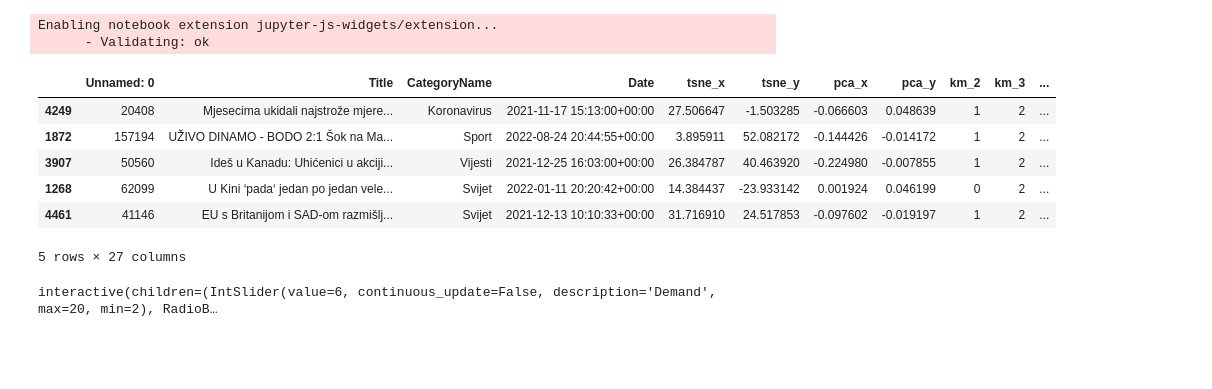
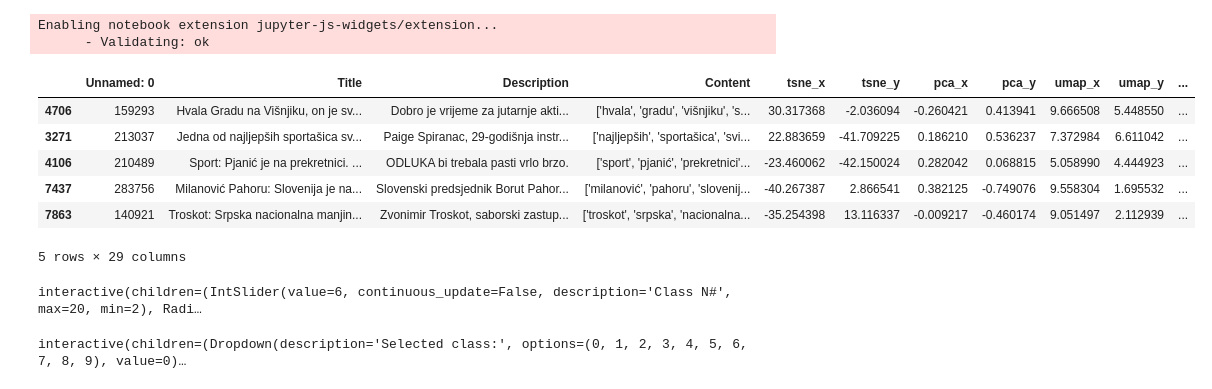
Before and after one commit to hellvetica42/VIZPOD, a Jupyter notebook: VIZPOD.ipynb, the cells around one changed output. Saved outputs shown, nothing was run; the diff lists cells and outputs as text; code cells hidden in the pictures; blank space fills up the shorter version.

```diff
--- a/VIZPOD.ipynb
+++ b/VIZPOD.ipynb
@@ -79,36 +95,89 @@ cf.go_offline()
 cf.set_config_file(offline=False, world_readable=True)
 # %%
 df = pd.read_csv("VIZPOD.csv")
-df = df.iloc[:5000] #number of points quickly slows down visualisation
+ #number of points quickly slows down visualisation
 for km in range(2,21):
     df[f'km_{km}'] = df[f'km_{km}'].astype(str)
 df.sample(5)
 # %% [output]
-|  | Unnamed: 0 | Title | CategoryName | Date | tsne_x | tsne_y | pca_x | pca_y | km_2 | km_3 | ... |
-| 4249 | 20408 | Mjesecima ukidali najstrože mjere... | Koronavirus | 2021-11-17 15:13:00+00:00 | 27.506647 | -1.503285 | -0.066603 | 0.048639 | 1 | 2 | ... |
-| 1872 | 157194 | UŽIVO DINAMO - BODO 2:1 Šok na Ma... | Sport | 2022-08-24 20:44:55+00:00 | 3.895911 | 52.082172 | -0.144426 | -0.014172 | 1 | 2 | ... |
-| 3907 | 50560 | Ideš u Kanadu: Uhićenici u akciji... | Vijesti | 2021-12-25 16:03:00+00:00 | 26.384787 | 40.463920 | -0.224980 | -0.007855 | 1 | 2 | ... |
-| 1268 | 62099 | U Kini ‘pada‘ jedan po jedan vele... | Svijet | 2022-01-11 20:20:42+00:00 | 14.384437 | -23.933142 | 0.001924 | 0.046199 | 0 | 2 | ... |
-| 4461 | 41146 | EU s Britanijom i SAD-om razmišlj... | Svijet | 2021-12-13 10:10:33+00:00 | 31.716910 | 24.517853 | -0.097602 | -0.019197 | 1 | 2 | ... |
+|  | Unnamed: 0 | Title | Description | Content | tsne_x | tsne_y | pca_x | pca_y | umap_x | umap_y | ... |
+| 4706 | 159293 | Hvala Gradu na Višnjiku, on je sv... | Dobro je vrijeme za jutarnje akti... | ['hvala', 'gradu', 'višnjiku', 's... | 30.317368 | -2.036094 | -0.260421 | 0.413941 | 9.666508 | 5.448550 | ... |
+| 3271 | 213037 | Jedna od najljepših sportašica sv... | Paige Spiranac, 29-godišnja instr... | ['najljepših', 'sportašica', 'svi... | 22.883659 | -41.709225 | 0.186210 | 0.536237 | 7.372984 | 6.611042 | ... |
+| 4106 | 210489 | Sport: Pjanić je na prekretnici. ... | ODLUKA bi trebala pasti vrlo brzo. | ['sport', 'pjanić', 'prekretnici'... | -23.460062 | -42.150024 | 0.282042 | 0.068815 | 5.058990 | 4.444923 | ... |
+| 7437 | 283756 | Milanović Pahoru: Slovenija je na... | Slovenski predsjednik Borut Pahor... | ['milanović', 'pahoru', 'slovenij... | -40.267387 | 2.866541 | 0.382125 | -0.749076 | 9.558304 | 1.695532 | ... |
+| 7863 | 140921 | Troskot: Srpska nacionalna manjin... | Zvonimir Troskot, saborski zastup... | ['troskot', 'srpska', 'nacionalna... | -35.254398 | 13.116337 | -0.009217 | -0.460174 | 9.051497 | 2.112939 | ... |
-5 rows × 27 columns
+5 rows × 29 columns
 # %%
 import plotly.express as px
 km = widgets.IntSlider(value = 6,
                           min = 2,
                           max = 20,
                           step = 1,
-                          description = "Demand",
+                          description = "Class N#",
                           continuous_update = False)
-radio = widgets.RadioButtons(options=['PCA', 'TSNE'])
+radio = widgets.RadioButtons(options=['TSNE', 'PCA', 'UMAP'])
 
+wc = WordCloud(background_color="white", repeat=False, width=1000, height=800)
+
+def update_hover(trace, points, selector):
+    print(trace, points, selector)
+
+
+wcs = None
 @interact
 def scatter_plot(km=km, DR_method=radio):
+    global wcs
     if DR_method == 'PCA':
         xaxis = 'pca_x'
-        yaxis = 'pca'
+        yaxis = 'pca_y'
     elif DR_method == 'TSNE':
+        xaxis = 'tsne_x'
+        yaxis = 'tsne_y'
+    elif DR_method == 'UMAP':
+        xaxis = 'umap_x'
+        yaxis = 'umap_y'
 
-    fig = px.scatter(df, x='tsne_x', y='tsne_y', color=f'km_{km}', hover_data=['Title'], width=900, height=900)
+    fig = px.scatter(df, x=xaxis, y=yaxis, color=f'km_{km}', hover_data=['Title'], width=900, height=900)
+    fig.layout.hovermode = 'closest'
+    fig.data[0].on_click(update_hover)
     fig.show()
+
+    wcs = widgets.Dropdown(
+        options=list(range(km)),
+        value = 0,
+        description="Selected class:"
+    )
+    interact(word_cloud, wcs=wcs)
+
+def word_cloud(wcs=wcs):
+    text = []
+    for c in df.loc[df[f'km_{km.value}'] == str(wcs)]['Content']:
+        text.extend(eval(c))
+    text = " ".join(text)
+    img = wc.generate(text)
+    fig = px.imshow(img, width=1000, height=800)
+    fig.update_traces(hovertemplate=None, hoverinfo='skip')
+    fig.show()
 # %% [output]
-interactive(children=(IntSlider(value=6, continuous_update=False, description='Demand', max=20, min=2), RadioB…
+interactive(children=(IntSlider(value=6, continuous_update=False, description='Class N#', max=20, min=2), Radi…
+# %%
+layout = widgets.Layout(width='auto', height='40px') #set width and height
+wcs = widgets.Dropdown(
+    options=list(range(km.value)),
+    value = 0,
+    description="Selected class:"
+)
+wc = WordCloud(background_color="white", repeat=False, width=1000, height=800)
+
+def word_cloud(km, wcs):
+    text = []
+    for c in df.loc[df[f'km_{km}'] == str(wcs)]['Content']:
+        text.extend(eval(c))
+    #text = "".join(df.loc[df[f'km_{km.value}'] == str(wcs)]['Content'])
+    text = " ".join(text)
+    img = wc.generate(text)
+    fig = px.imshow(img, width=1000, height=800)
+    fig.update_traces(hovertemplate=None, hoverinfo='skip')
+    fig.show()
+# %% [output]
+interactive(children=(Dropdown(description='Selected class:', options=(0, 1, 2, 3, 4, 5, 6, 7, 8, 9), value=0)…
```
Also changed, not shown: parts of 3 cells of this notebook, 1 other file.
